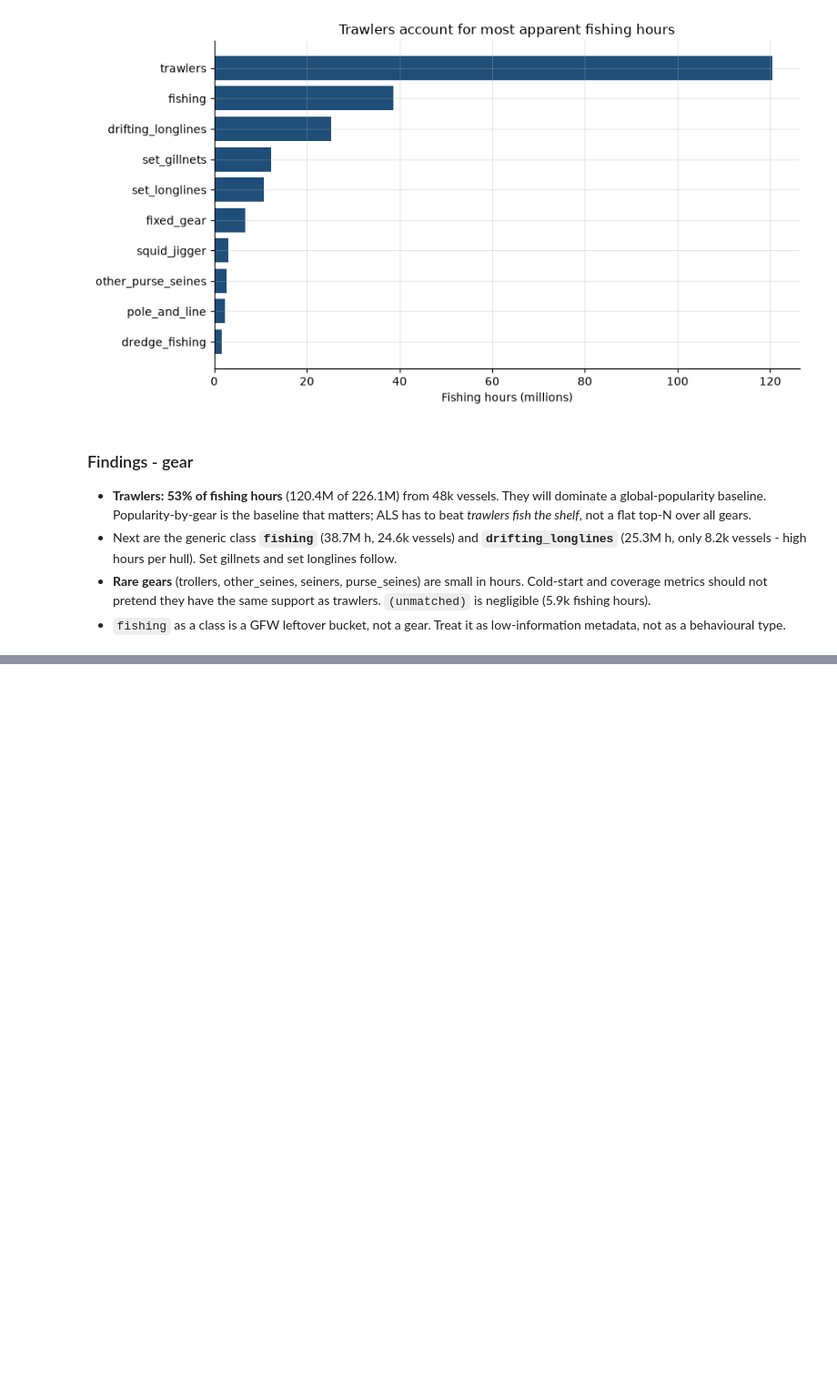
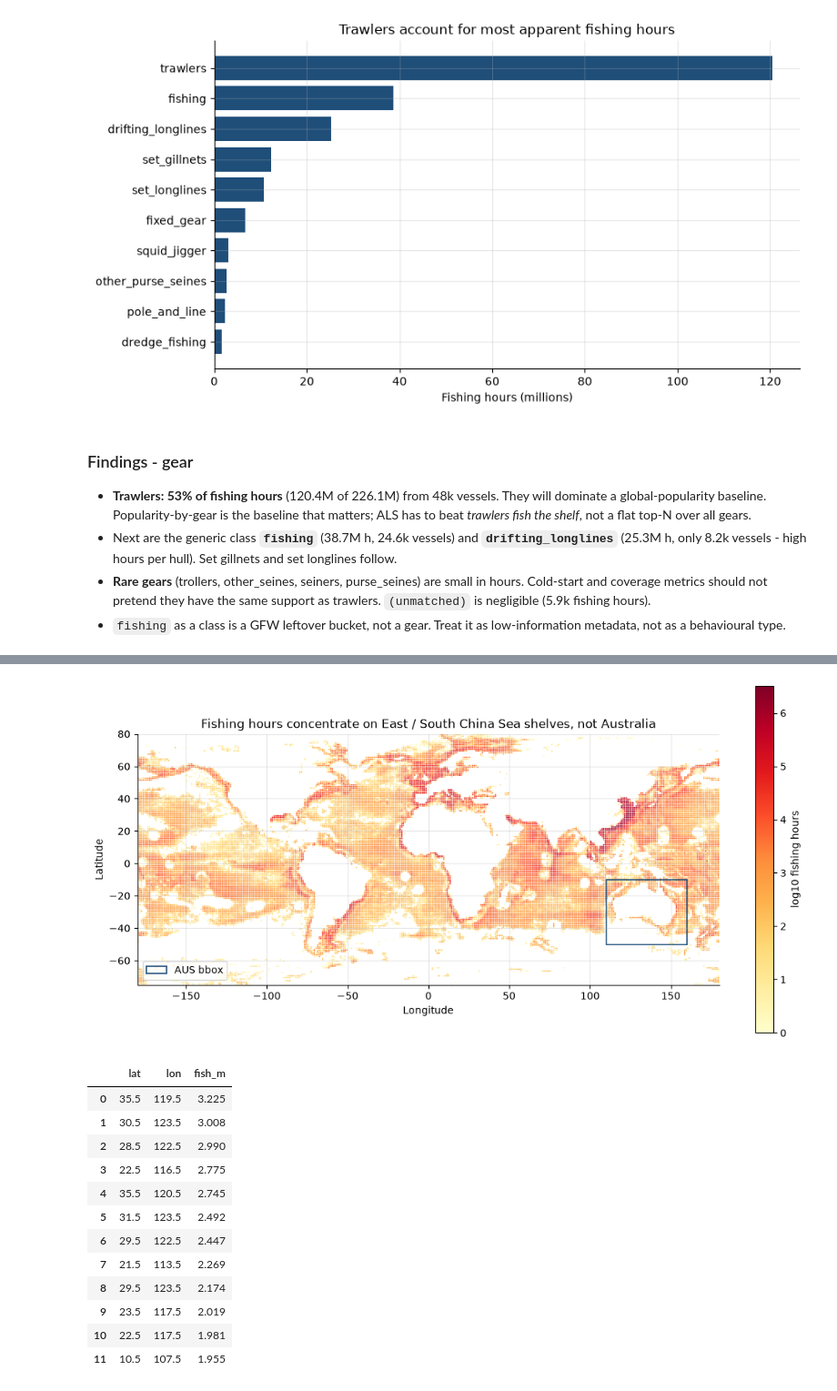
Before and after one commit to Vanamali-Sims/fishing-grounds-recsys, a Jupyter notebook: notebooks/01_eda.ipynb, the cells around one changed output, grey strips where cells are left out. Shown at 91% size. Saved outputs shown, nothing was run; the diff lists cells and outputs as text; code cells hidden in the pictures; blank space fills up the shorter version.

```diff
--- a/notebooks/01_eda.ipynb
+++ b/notebooks/01_eda.ipynb
@@ -251,0 +333,61 @@ plt.show()
+# %%
+import numpy as np
+from matplotlib.patches import Rectangle
+
+deg = con.execute(
+    """
+    SELECT
+      floor(cell_ll_lat) + 0.5 AS lat,
+      floor(cell_ll_lon) + 0.5 AS lon,
+      sum(fishing_hours) AS fishing_hours
+    FROM read_parquet(?, hive_partitioning = false)
+    GROUP BY 1, 2
+    HAVING sum(fishing_hours) > 0
+    """,
+    [INTERACTIONS],
+).df()
+
+fig, ax = plt.subplots(figsize=(11, 5.2))
+sc = ax.scatter(
+    deg["lon"],
+    deg["lat"],
+    c=np.log10(deg["fishing_hours"].clip(lower=1)),
+    s=2,
+    cmap="YlOrRd",
+    linewidths=0,
+    rasterized=True,
+)
+ax.add_patch(Rectangle((110, -50), 50, 40, fill=False, edgecolor="#1f4e79", linewidth=1.2, label="AUS bbox"))
+ax.set_xlim(-180, 180)
+ax.set_ylim(-75, 80)
+ax.set_aspect("equal")
+ax.set_xlabel("Longitude")
+ax.set_ylabel("Latitude")
+ax.set_title("Fishing hours concentrate on East / South China Sea shelves, not Australia")
+fig.colorbar(sc, ax=ax, label="log10 fishing hours")
+ax.legend(loc="lower left")
+plt.tight_layout()
+plt.show()
+
+top_deg = (
+    deg.sort_values("fishing_hours", ascending=False)
+    .head(12)
+    .assign(fish_m=lambda d: (d["fishing_hours"] / 1e6).round(3))
+    [["lat", "lon", "fish_m"]]
+)
+display(top_deg.reset_index(drop=True))
+# %% [output]
+[figure, added]
+|  | lat | lon | fish_m |
+| 0 | 35.5 | 119.5 | 3.225 |
+| 1 | 30.5 | 123.5 | 3.008 |
+| 2 | 28.5 | 122.5 | 2.990 |
+| 3 | 22.5 | 116.5 | 2.775 |
+| 4 | 35.5 | 120.5 | 2.745 |
+| 5 | 31.5 | 123.5 | 2.492 |
+| 6 | 29.5 | 122.5 | 2.447 |
+| 7 | 21.5 | 113.5 | 2.269 |
+| 8 | 29.5 | 123.5 | 2.174 |
+| 9 | 23.5 | 117.5 | 2.019 |
+| 10 | 22.5 | 117.5 | 1.981 |
+| 11 | 10.5 | 107.5 | 1.955 |
```
Also changed, not shown: parts of 11 cells of this notebook.
